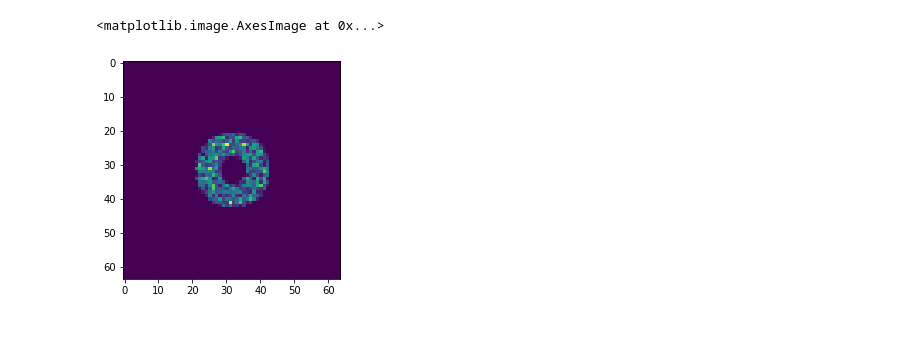
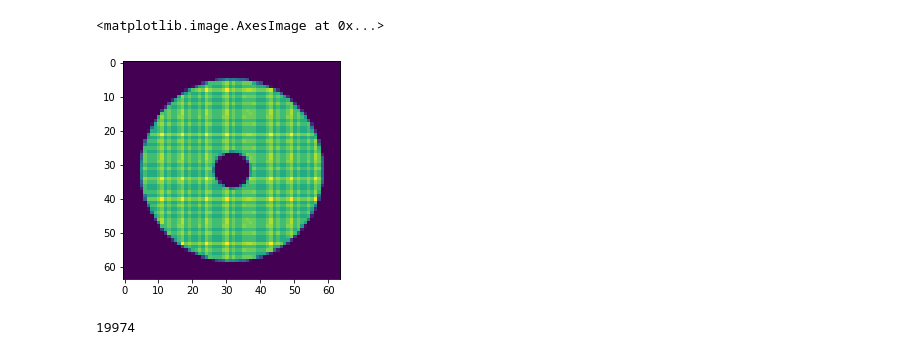
Before and after one commit to pigsboss/pimms, a Jupyter notebook: notes/raytracing.ipynb, the cells around one changed output. Cells and saved outputs as stored; diff of their text form; code cells hidden in the pictures.

```diff
--- a/notes/raytracing.ipynb
+++ b/notes/raytracing.ipynb
@@ -35,3 +34,0 @@ trigs,zs,extent=assembly.draw(axes=ax,draw_virtual=True,raytrace=trace,view_angl
-# %%
-s=op.LightSource((np.pi,np.deg2rad(5./60.),np.inf))
-p,q=s(assembly.get_entrance(), 1000000, 1e-3)
@@ -64,13 +35,17 @@ timeit op.quat.rotate(m3.q,r)
 # %%
 dets=assembly.get_detectors()
+dets[0].photon_buffer=np.empty((0,),dtype=op.sptype)
+for i in range(4):
+    p,q=s(assembly.get_entrance(), 10000, 1., sampling='dizzle')
+    trace,seq=assembly.trace(q,steps=6)
+plt.imshow(dets[0].readout(clear_buffer=False)[0])
+# %% [output]
+<matplotlib.image.AxesImage at 0x...>
+[figure, added]
 # %%
-for i in range(1000):
-    p,q=s(assembly.get_entrance(), 1000, 1.)
-    trace,seq=assembly.trace(q,steps=6)
-plt.imshow(dets[0].readout(clear_buffer=False)[0])
+q.size
 # %% [output]
-<matplotlib.image.AxesImage at 0x...>
+19974
-[figure, removed]
 # %%
 plt.plot(dets[0].readout(clear_buffer=False)[0][32,:])
 # %% [output]
```
Also changed, not shown: parts of 9 cells of this notebook, 1 other file.
